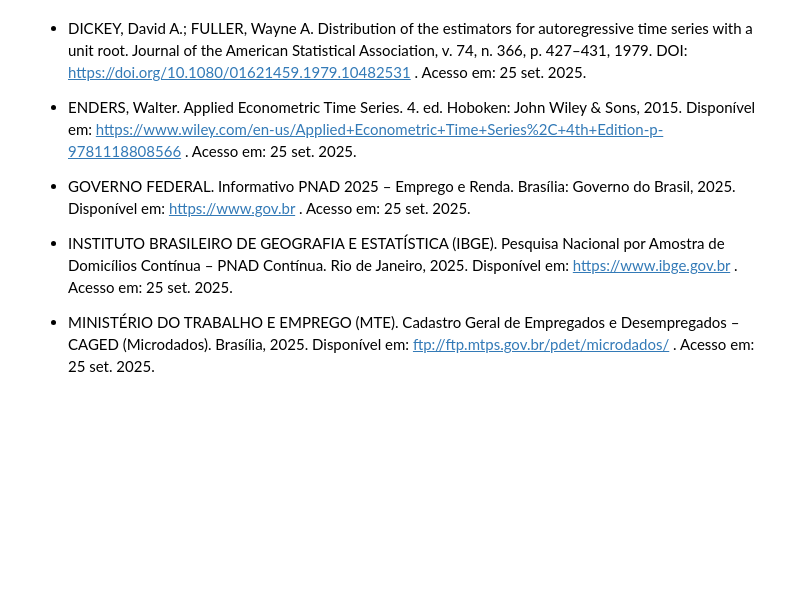
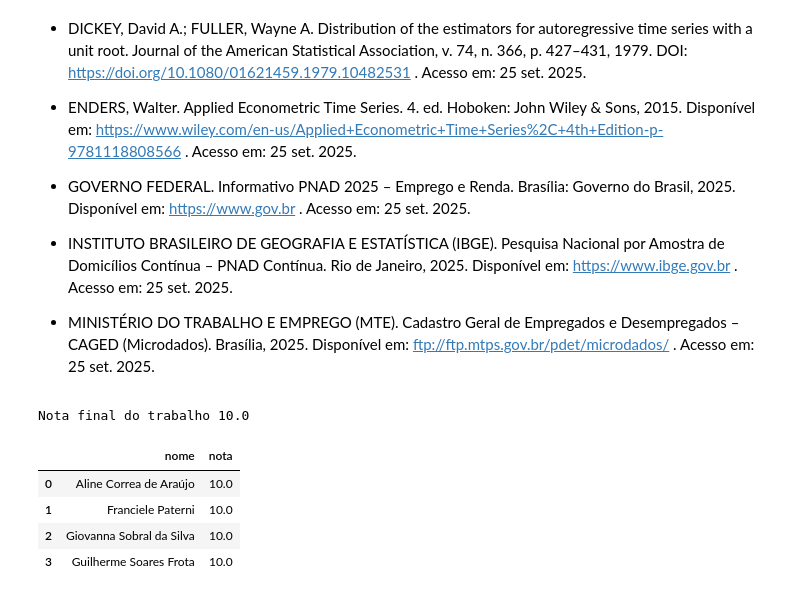
Before and after one commit to fpaterni10/projeto-aplicado-iv-desemprego-br, a Jupyter notebook: notebooks/entrega3/cd_projeto_aplicado_IV_entrega_3.ipynb, the cells around one changed output. Drawn from its saved outputs; the diff is of its cells as text; code cells hidden in the pictures; blank space fills up the shorter version.

```diff
--- a/notebooks/entrega3/cd_projeto_aplicado_IV_entrega_3.ipynb
+++ b/notebooks/entrega3/cd_projeto_aplicado_IV_entrega_3.ipynb
@@ -610,20 +626,27 @@ Modelo_base = 10 #@param {type:"slider", min:0, max:10, step:1}
 # %%
 #@title **Nota Final**
 nota = 0.50*EDA_e_preprocessamento + 0.50*Modelo_base
 
 print(f'Nota final do trabalho {nota :.1f}')
 
 import numpy as np
 import pandas as pd
 
 alunos = pd.DataFrame()
 
 lista_nome = []
 
-for i in range(1,6):
+for i in range(1,5): # Changed range from 1,6 to 1,5
   exec("if Aluno" + str(i) + " !='None':  lista = Aluno" + str(i) + ".split(','); lista_nome.append(lista[0]);")
 
 alunos['nome'] = lista_nome
 alunos['nota'] = np.round(nota,1)
 print()
 display(alunos)
+# %% [output]
+Nota final do trabalho 10.0
+|  | nome | nota |
+| 0 | Aline Correa de Araújo | 10.0 |
+| 1 | Franciele Paterni | 10.0 |
+| 2 | Giovanna Sobral da Silva | 10.0 |
+| 3 | Guilherme Soares Frota | 10.0 |
```
Also changed, not shown: parts of 3 cells of this notebook.
